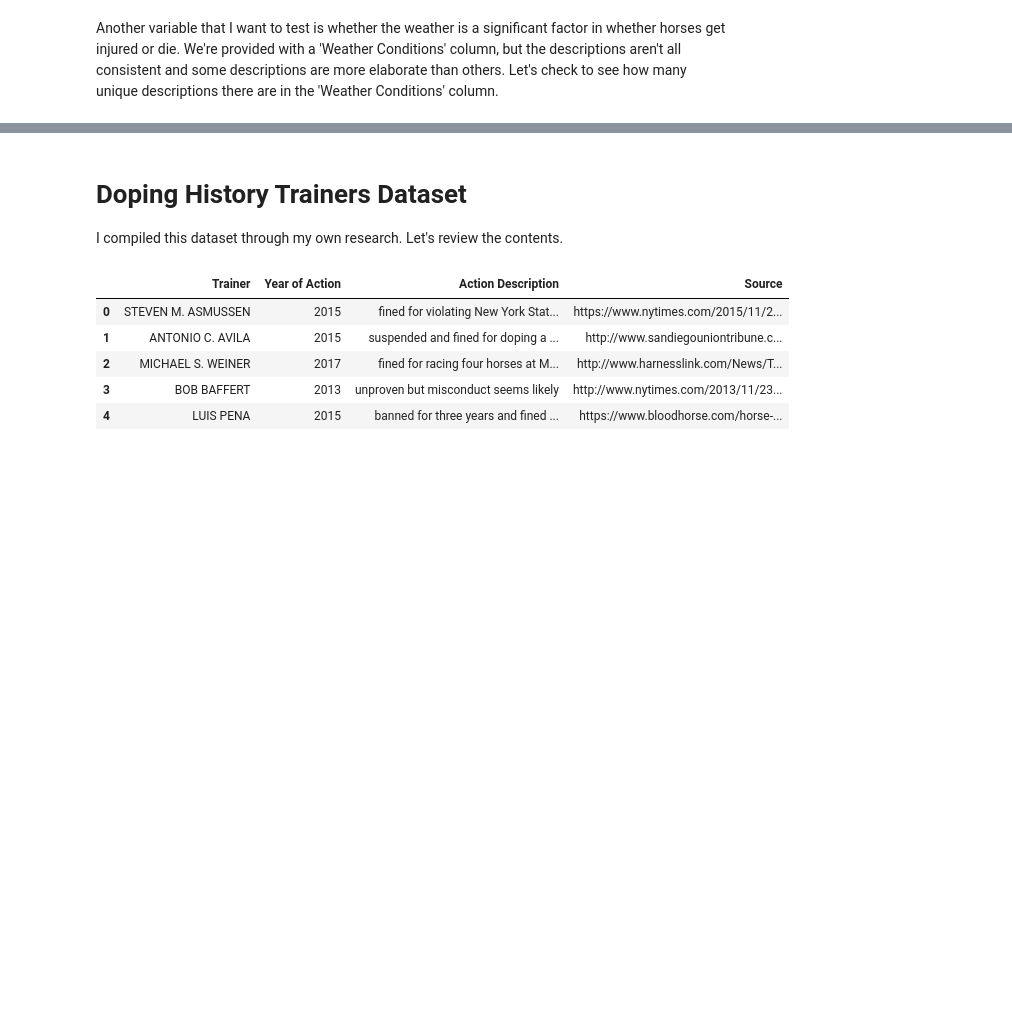
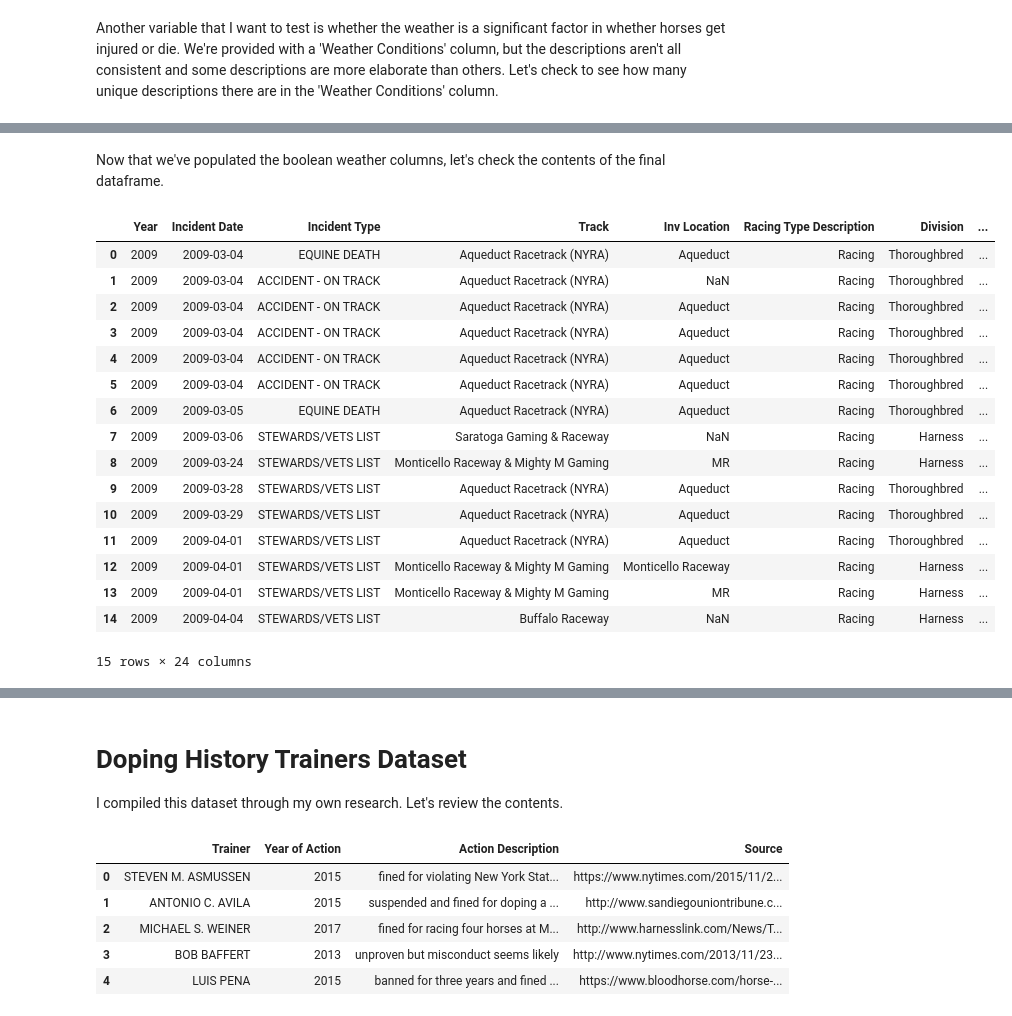
Before and after one commit to isabelvanzijl/Capstone-Project-1, a Jupyter notebook: Create_Merged_Dataset.ipynb, the cells around one changed output, grey strips where cells are left out. Cells and saved outputs as stored; diff of their text form; code cells hidden in the pictures; blank space fills up the shorter version.

```diff
--- a/Create_Merged_Dataset.ipynb
+++ b/Create_Merged_Dataset.ipynb
@@ -360,0 +558,23 @@ for index,row in df1.iterrows():
+# %% [markdown]
+Now that we've populated the boolean weather columns, let's check the contents of the final dataframe.
+# %%
+# display the head of the dataframe
+df1.head(15)
+# %% [output]
+|  | Year | Incident Date | Incident Type | Track | Inv Location | Racing Type Description | Division | ... |
+| 0 | 2009 | 2009-03-04 | EQUINE DEATH | Aqueduct Racetrack (NYRA) | Aqueduct | Racing | Thoroughbred | ... |
+| 1 | 2009 | 2009-03-04 | ACCIDENT - ON TRACK | Aqueduct Racetrack (NYRA) | NaN | Racing | Thoroughbred | ... |
+| 2 | 2009 | 2009-03-04 | ACCIDENT - ON TRACK | Aqueduct Racetrack (NYRA) | Aqueduct | Racing | Thoroughbred | ... |
+| 3 | 2009 | 2009-03-04 | ACCIDENT - ON TRACK | Aqueduct Racetrack (NYRA) | Aqueduct | Racing | Thoroughbred | ... |
+| 4 | 2009 | 2009-03-04 | ACCIDENT - ON TRACK | Aqueduct Racetrack (NYRA) | Aqueduct | Racing | Thoroughbred | ... |
+| 5 | 2009 | 2009-03-04 | ACCIDENT - ON TRACK | Aqueduct Racetrack (NYRA) | Aqueduct | Racing | Thoroughbred | ... |
+| 6 | 2009 | 2009-03-05 | EQUINE DEATH | Aqueduct Racetrack (NYRA) | Aqueduct | Racing | Thoroughbred | ... |
+| 7 | 2009 | 2009-03-06 | STEWARDS/VETS LIST | Saratoga Gaming & Raceway | NaN | Racing | Harness | ... |
+| 8 | 2009 | 2009-03-24 | STEWARDS/VETS LIST | Monticello Raceway & Mighty M Gaming | MR | Racing | Harness | ... |
+| 9 | 2009 | 2009-03-28 | STEWARDS/VETS LIST | Aqueduct Racetrack (NYRA) | Aqueduct | Racing | Thoroughbred | ... |
+| 10 | 2009 | 2009-03-29 | STEWARDS/VETS LIST | Aqueduct Racetrack (NYRA) | Aqueduct | Racing | Thoroughbred | ... |
+| 11 | 2009 | 2009-04-01 | STEWARDS/VETS LIST | Aqueduct Racetrack (NYRA) | Aqueduct | Racing | Thoroughbred | ... |
+| 12 | 2009 | 2009-04-01 | STEWARDS/VETS LIST | Monticello Raceway & Mighty M Gaming | Monticello Raceway | Racing | Harness | ... |
+| 13 | 2009 | 2009-04-01 | STEWARDS/VETS LIST | Monticello Raceway & Mighty M Gaming | MR | Racing | Harness | ... |
+| 14 | 2009 | 2009-04-04 | STEWARDS/VETS LIST | Buffalo Raceway | NaN | Racing | Harness | ... |
+15 rows × 24 columns
```
Also changed, not shown: parts of 36 cells of this notebook.
